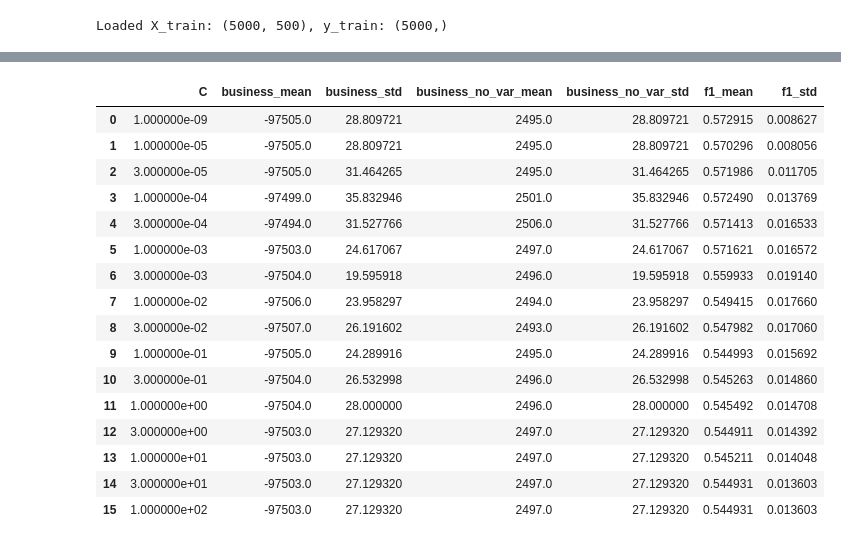
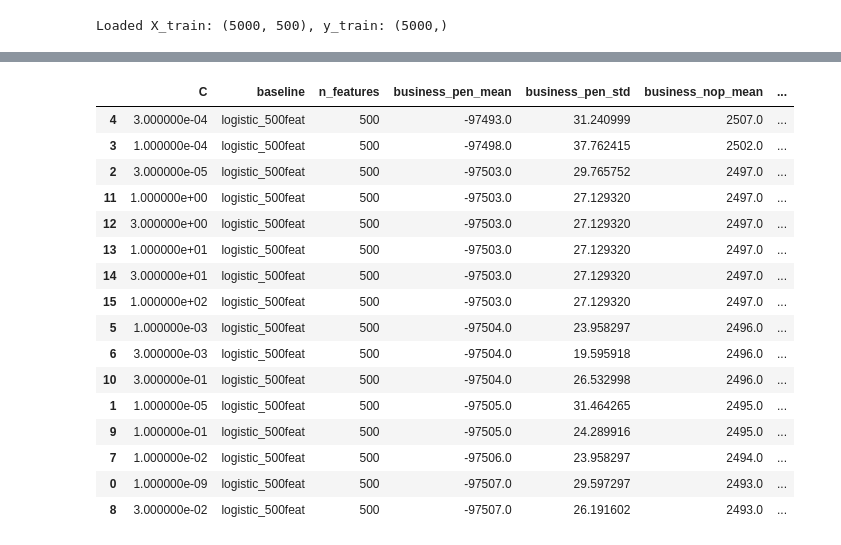
Before and after one commit to Pawlo77/cost-effective, a Jupyter notebook: notebooks/baseline.ipynb, the cells around one changed output, grey strips where cells are left out. Cells and saved outputs as stored; diff of their text form; code cells hidden in the pictures.

Commit message:
feat: Corrected baseline models.

```diff
--- a/notebooks/baseline.ipynb
+++ b/notebooks/baseline.ipynb
@@ -48,9 +49,7 @@ OUTPUTS_PATH = PROJECT_ROOT / "outputs"
 # %%
-X_raw, y_train = load_training_data(DATA_PATH)
-X_train = pd.DataFrame(
-    RobustScaler().fit_transform(X_raw),
-    columns=X_raw.columns,
-)
+X_train, y_train = load_training_data(DATA_PATH)
+n_features = X_train.shape[1]
+y = y_train.values
 print(f"Loaded X_train: {X_train.shape}, y_train: {y_train.shape}")
 # %% [output]
 Loaded X_train: (5000, 500), y_train: (5000,)
@@ -108,5 +148,4 @@ Majority Baseline Results (5-fold CV):
 # %%
-cv = StratifiedKFold(n_splits=5, shuffle=True, random_state=42)
 C_values = [
     1e-9,
     1e-5,
@@ -128,41 +167,28 @@ C_values = [
 
 lr_results = []
 for C in C_values:
-    clf = LogisticRegression(
-        max_iter=2000, C=C, class_weight="balanced", random_state=42, solver="lbfgs"
-    )
-    cv_results = cross_validate(
+    clf = make_logistic_baseline_pipeline(C=C)
+    result = cross_validate_baseline(
+        "logistic_500feat",
         clf,
         X_train.values,
-        y_train.values,
+        y,
         cv=cv,
-        scoring={
-            "business_with_var_penalty": custom_scorer,
-            "business_no_var_penalty": business_scorer_no_var_penalty,
-            "f1": "f1",
-        },
-        n_jobs=-1,
     )
-    lr_results.append({
-        "C": C,
-        "business_mean": cv_results["test_business_with_var_penalty"].mean(),
-        "business_std": cv_results["test_business_with_var_penalty"].std(),
-        "business_no_var_mean": cv_results["test_business_no_var_penalty"].mean(),
-        "business_no_var_std": cv_results["test_business_no_var_penalty"].std(),
-        "f1_mean": cv_results["test_f1"].mean(),
-        "f1_std": cv_results["test_f1"].std(),
-        "cv_results": cv_results,
-    })
+    lr_results.append({**result, "C": C})
 
-lr_grid_df = pd.DataFrame([{k: v for k, v in r.items() if k != "cv_results"} for r in lr_results])
-
-# Select best C by business score
-best_c_idx = lr_grid_df["business_mean"].idxmax()
-best_result = lr_results[best_c_idx]
-best_c = best_result["C"]
-print(f"Best C value: {best_c} (business_score: {best_result['business_mean']:.2f})")
-print()
-
-print("Logistic Regression Grid Results:")
-lr_grid_df
+lr_grid_df = pd.DataFrame([
+    {
+        "C": r["C"],
+        **baseline_summary_row({**r, "name": r["name"]}),
+    }
+    for r in lr_results
+])
+best_lr = max(lr_results, key=lambda r: r["summary"]["business_with_var_penalty"]["mean"])
+best_c = best_lr["C"]
+print(
+    f"Best 500-feature LR: C={best_c}, penalized business="
+    f"{best_lr['summary']['business_with_var_penalty']['mean']:.1f}"
+)
+lr_grid_df.sort_values("business_nop_mean", ascending=False)
 # %% [output]
@@ -172,17 +196,17 @@ Logistic Regression Grid Results:
-|  | C | business_mean | business_std | business_no_var_mean | business_no_var_std | f1_mean | f1_std |
-| 0 | 1.000000e-09 | -97505.0 | 28.809721 | 2495.0 | 28.809721 | 0.572915 | 0.008627 |
-| 1 | 1.000000e-05 | -97505.0 | 28.809721 | 2495.0 | 28.809721 | 0.570296 | 0.008056 |
-| 2 | 3.000000e-05 | -97505.0 | 31.464265 | 2495.0 | 31.464265 | 0.571986 | 0.011705 |
-| 3 | 1.000000e-04 | -97499.0 | 35.832946 | 2501.0 | 35.832946 | 0.572490 | 0.013769 |
-| 4 | 3.000000e-04 | -97494.0 | 31.527766 | 2506.0 | 31.527766 | 0.571413 | 0.016533 |
-| 5 | 1.000000e-03 | -97503.0 | 24.617067 | 2497.0 | 24.617067 | 0.571621 | 0.016572 |
-| 6 | 3.000000e-03 | -97504.0 | 19.595918 | 2496.0 | 19.595918 | 0.559933 | 0.019140 |
-| 7 | 1.000000e-02 | -97506.0 | 23.958297 | 2494.0 | 23.958297 | 0.549415 | 0.017660 |
-| 8 | 3.000000e-02 | -97507.0 | 26.191602 | 2493.0 | 26.191602 | 0.547982 | 0.017060 |
-| 9 | 1.000000e-01 | -97505.0 | 24.289916 | 2495.0 | 24.289916 | 0.544993 | 0.015692 |
-| 10 | 3.000000e-01 | -97504.0 | 26.532998 | 2496.0 | 26.532998 | 0.545263 | 0.014860 |
-| 11 | 1.000000e+00 | -97504.0 | 28.000000 | 2496.0 | 28.000000 | 0.545492 | 0.014708 |
-| 12 | 3.000000e+00 | -97503.0 | 27.129320 | 2497.0 | 27.129320 | 0.544911 | 0.014392 |
-| 13 | 1.000000e+01 | -97503.0 | 27.129320 | 2497.0 | 27.129320 | 0.545211 | 0.014048 |
-| 14 | 3.000000e+01 | -97503.0 | 27.129320 | 2497.0 | 27.129320 | 0.544931 | 0.013603 |
-| 15 | 1.000000e+02 | -97503.0 | 27.129320 | 2497.0 | 27.129320 | 0.544931 | 0.013603 |
+|  | C | baseline | n_features | business_pen_mean | business_pen_std | business_nop_mean | ... |
+| 4 | 3.000000e-04 | logistic_500feat | 500 | -97493.0 | 31.240999 | 2507.0 | ... |
+| 3 | 1.000000e-04 | logistic_500feat | 500 | -97498.0 | 37.762415 | 2502.0 | ... |
+| 2 | 3.000000e-05 | logistic_500feat | 500 | -97503.0 | 29.765752 | 2497.0 | ... |
+| 11 | 1.000000e+00 | logistic_500feat | 500 | -97503.0 | 27.129320 | 2497.0 | ... |
+| 12 | 3.000000e+00 | logistic_500feat | 500 | -97503.0 | 27.129320 | 2497.0 | ... |
+| 13 | 1.000000e+01 | logistic_500feat | 500 | -97503.0 | 27.129320 | 2497.0 | ... |
+| 14 | 3.000000e+01 | logistic_500feat | 500 | -97503.0 | 27.129320 | 2497.0 | ... |
+| 15 | 1.000000e+02 | logistic_500feat | 500 | -97503.0 | 27.129320 | 2497.0 | ... |
+| 5 | 1.000000e-03 | logistic_500feat | 500 | -97504.0 | 23.958297 | 2496.0 | ... |
+| 6 | 3.000000e-03 | logistic_500feat | 500 | -97504.0 | 19.595918 | 2496.0 | ... |
+| 10 | 3.000000e-01 | logistic_500feat | 500 | -97504.0 | 26.532998 | 2496.0 | ... |
+| 1 | 1.000000e-05 | logistic_500feat | 500 | -97505.0 | 31.464265 | 2495.0 | ... |
+| 9 | 1.000000e-01 | logistic_500feat | 500 | -97505.0 | 24.289916 | 2495.0 | ... |
+| 7 | 1.000000e-02 | logistic_500feat | 500 | -97506.0 | 23.958297 | 2494.0 | ... |
+| 0 | 1.000000e-09 | logistic_500feat | 500 | -97507.0 | 29.597297 | 2493.0 | ... |
+| 8 | 3.000000e-02 | logistic_500feat | 500 | -97507.0 | 26.191602 | 2493.0 | ... |
```
Also changed, not shown: parts of 12 cells of this notebook, 7 other files.
